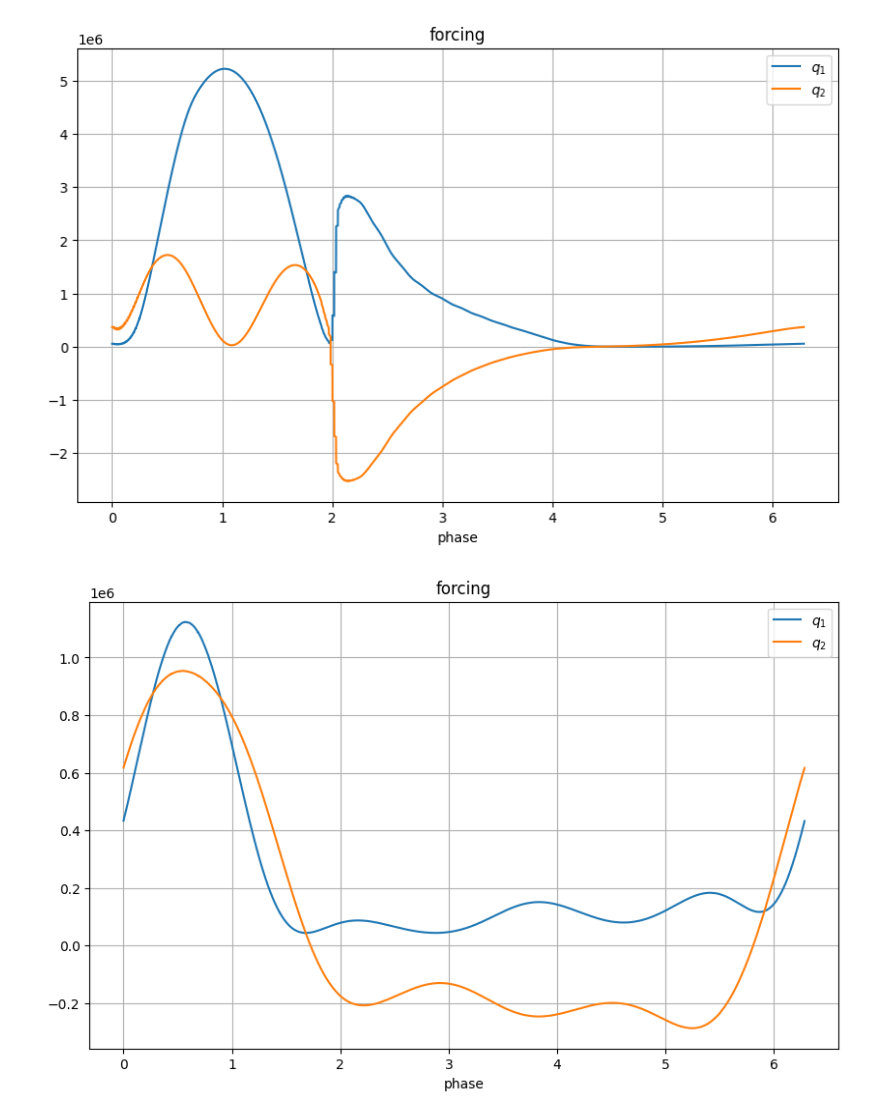
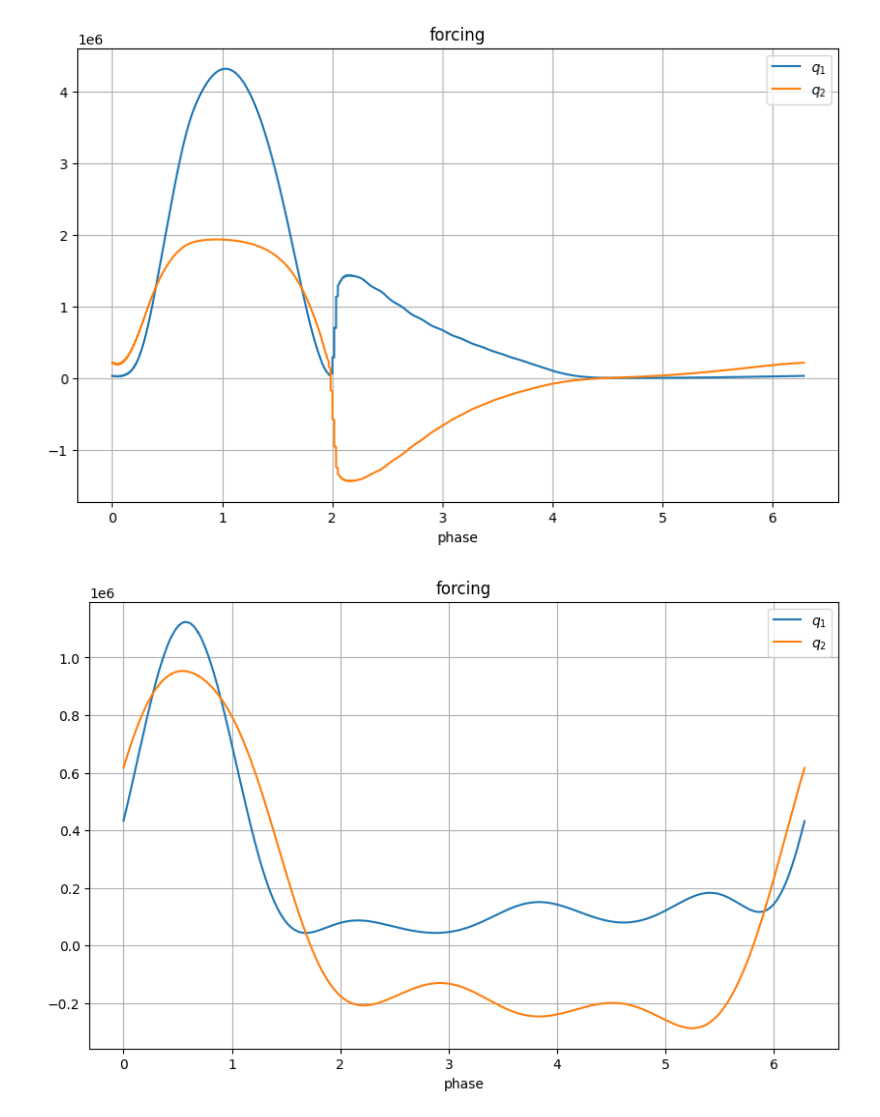
Before and after one commit to Biofluid-Dynamics-Group/cuda-filaments, a Jupyter notebook: analysis/view_forcing.ipynb, the cells around one changed output. Drawn from its saved outputs; the diff is of its cells as text; code cells hidden in the pictures.

```diff
--- a/analysis/view_forcing.ipynb
+++ b/analysis/view_forcing.ipynb
@@ -4,8 +4,8 @@ import matplotlib.pyplot as plt
 from mpl_toolkits.axes_grid1.inset_locator import inset_axes
 # %%
 # Define file paths
-q1_file = "../input/forcing/platy_reference_phase_generalised_forces_NSEG=20_SEP=2.600000_FEFF=0.300000_THETA0=1.495996.dat"
-q2_file = "../input/forcing/platy_reference_angle_generalised_forces_NSEG=20_SEP=2.600000_FEFF=0.300000_THETA0=1.495996.dat"
+q1_file = "../input/forcing/platy_reference_phase_generalised_forces_NSEG=20_SEP=2.600000_FEFF=0.300000_THETA0=1.346397.dat"
+q2_file = "../input/forcing/platy_reference_angle_generalised_forces_NSEG=20_SEP=2.600000_FEFF=0.300000_THETA0=1.346397.dat"
 
 # Read the first generalised forces function (q1)
 with open(q1_file, 'r') as f:
@@ -22,34 +22,34 @@ with open(q2_file, 'r') as f:
 # Generate evenly spaced s values from 0 to 2π
 psi_values = np.linspace(0, 2*np.pi, n_samples)
 
 # Create figure and main axes
 fig, ax = plt.subplots(figsize=(10, 6))
 
 # Plot q1 and q2 on main axes
 ax.plot(psi_values, forces_1, label=r'$q_1$')
 ax.plot(psi_values, forces_2, label=r'$q_2$')
 ax.set_xlabel('phase')
 ax.set_ylabel('')
 ax.set_title('forcing')
 ax.legend()
 ax.grid(True)
 
 # Create inset axes for the zoomed region
 # axins = inset_axes(ax, width="40%", height="40%", loc="right")
 
 # # Plot the same data in the inset
 # axins.plot(psi_values, forces_1, label=r'$q_1$')
 # axins.plot(psi_values, forces_2, label=r'$q_2$')
 # axins.grid(True)
 
 # # Set the limits for the zoomed region
 # x_min = 0.3*2*np.pi - 0.5
 # x_max = 0.3*2*np.pi + 0.5
 # axins.set_xlim(x_min, x_max)
 
 plt.show()
 # %% [output]
-[figure, old version]
+[figure, new version]
 # %%
 # Define file paths
 q2_file = "../input/forcing/fulford_and_blake_reference_angle_generalised_forces_NSEG=20_SEP=2.600000.dat"
```
Also changed, not shown: 3 other files.
